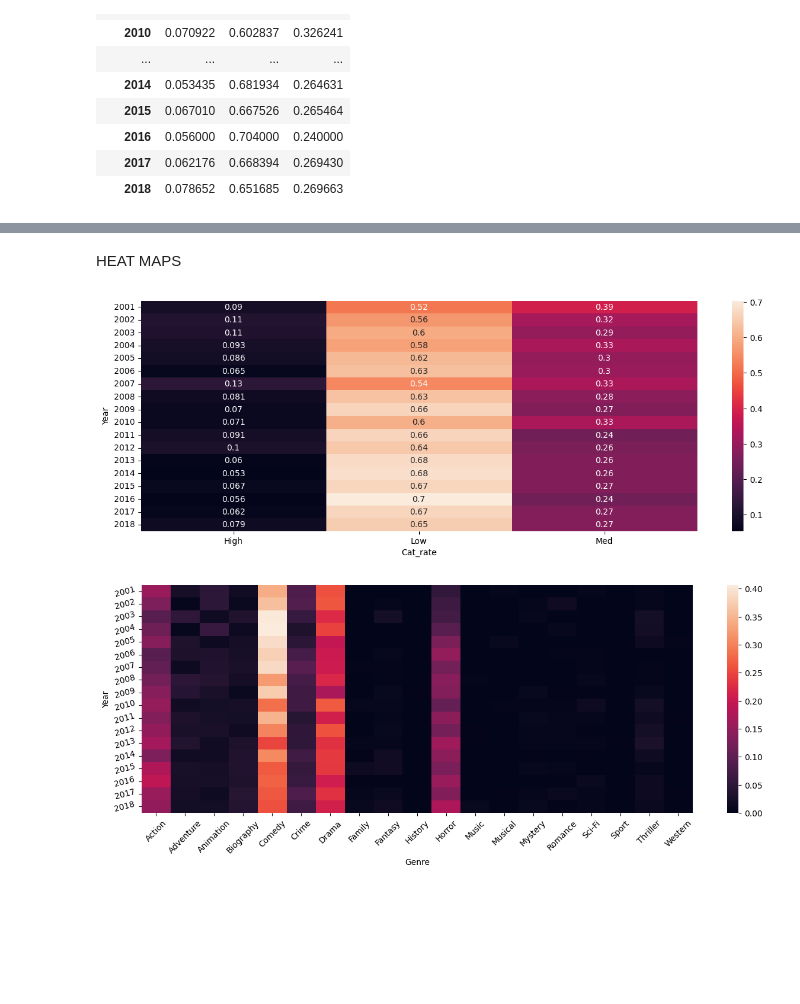
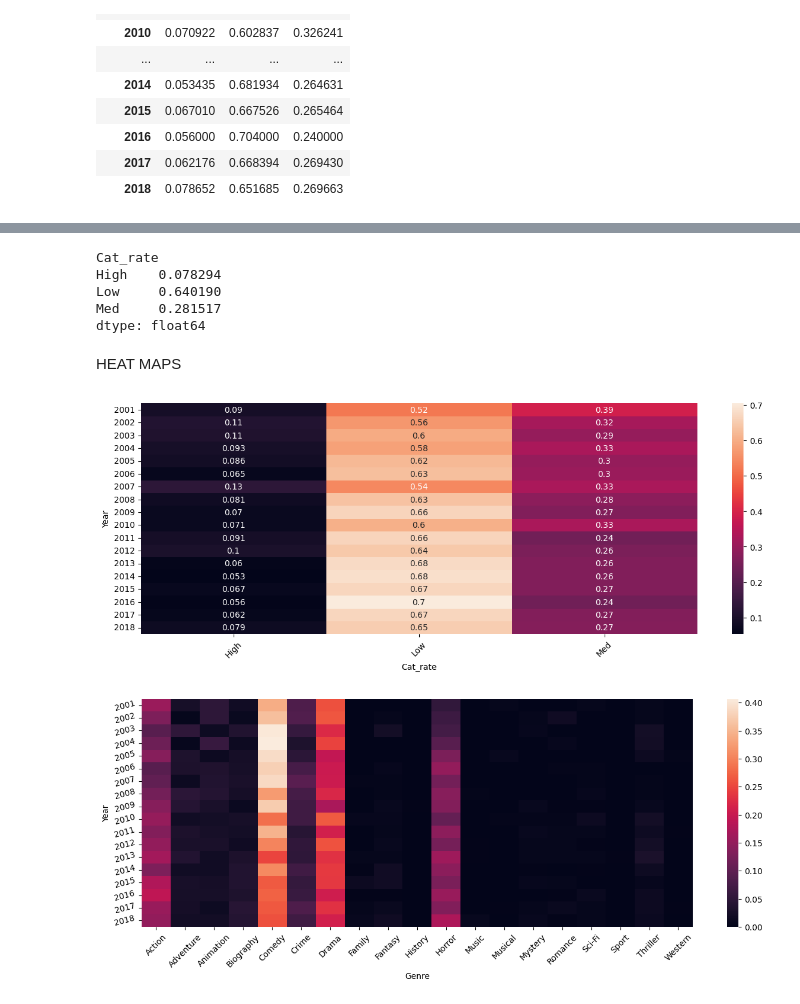
Before and after one commit to nurgelli/Exploratory_Data_Analysis, a Jupyter notebook: ml.ipynb, the cells around one changed output, grey strips where cells are left out. Cells and saved outputs as stored; diff of their text form; code cells hidden in the pictures; blank space fills up the shorter version.

Commit message:
Univarite, median, mean, mode

```diff
--- a/ml.ipynb
+++ b/ml.ipynb
@@ -541,13 +576,23 @@ pd.crosstab(movies.Year, movies.Cat_rate, normalize= 'all')
+# %%
+pd.crosstab(movies.Year, movies.Cat_rate, normalize= 'all').sum() #as you see this doesnt not give anything,
+#but sum of all columns(high, low, med) give 1=> 100%
+# %% [output]
+Cat_rate
+High    0.078294
+Low     0.640190
+Med     0.281517
+dtype: float64
 # %% [markdown]
 HEAT MAPS
 # %%
 cross_tab = pd.crosstab(movies.Year, movies.Cat_rate, normalize= 'index')
 
 plt.figure(figsize= (15, 5))
-sns.heatmap(cross_tab, annot=True)
+sn.heatmap(cross_tab, annot=True) #==> annot means to put letter on each row
+plt.xticks(rotation=45)
 plt.show()
 # %% [output]
-[figure, old version]
+[figure, new version]
 # %%
 genre_year = pd.crosstab(movies.Year, movies.Genre, normalize= 'index')
 plt.figure(figsize=(15,5))
```
Also changed, not shown: parts of 18 cells of this notebook.
